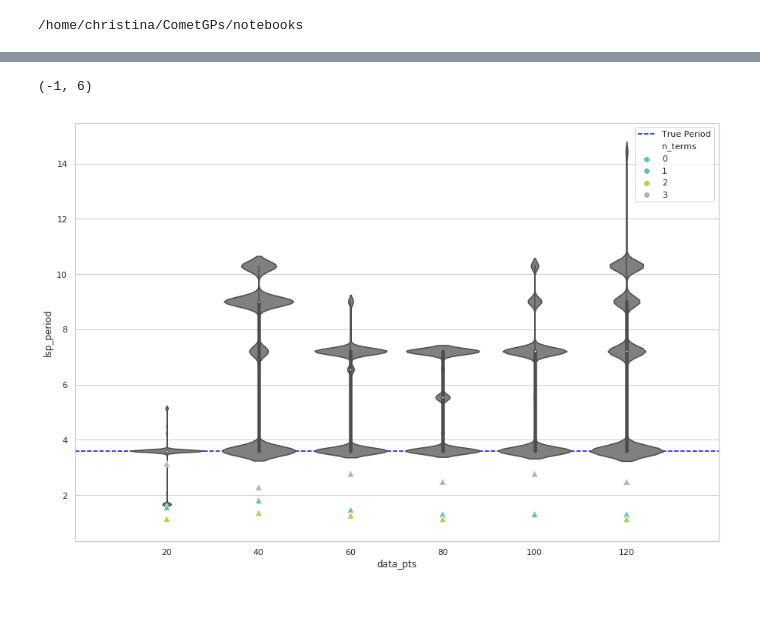
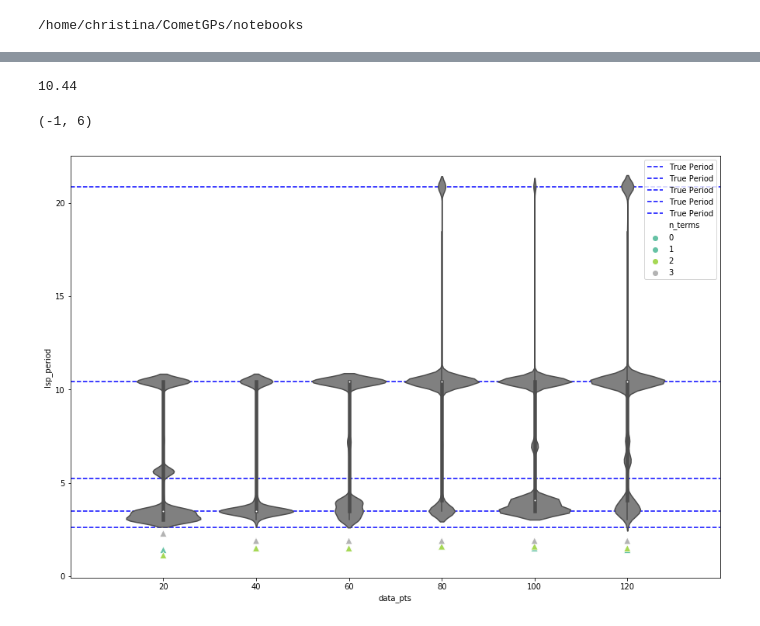
Before and after one commit to dirac-institute/CometGPs, a Jupyter notebook: notebooks/HDF5_Plotting.ipynb, the cells around one changed output, grey strips where cells are left out. Drawn from its saved outputs; the diff is of its cells as text; code cells hidden in the pictures.

```diff
--- a/notebooks/HDF5_Plotting.ipynb
+++ b/notebooks/HDF5_Plotting.ipynb
@@ -569,7 +571,7 @@ def plot_folded_lightcurve(time, flux, period, flux_err=None, models=None, true_
         ax.set_xlim(0, 1)
     return ax
 # %%
-filename = "../data/paper_plots/3200/ztf-lsst/burn_in_10k/3200_lc_49627_to_49787.txt_sampled_ztf-lsst_40days.txt.hdf5"
+filename = "../data/paper_plots/221/ztf-lsst/burn_10k/221_lc_49627_to_49787.txt_sampled_ztf-lsst_60days.txt.hdf5"
 # %%
 with h5py.File(filename, "r") as f:
     data = f['chain'][:]
@@ -610,30 +666,28 @@ with h5py.File(filename, "r") as f:
     flux = f["flux"][:]
     flux_err = f['flux_err'][:]
     true_period = f.attrs['true_period']
+    true_period = 10.44
 
-    print(data.shape)
-
+    if true_period==0:
+        true_period=None
 
     gp = set_kernel(time, flux, flux_err)
 
     data[:,:,3] = np.exp(data[:,:,3])*24.
-    flat_data = data.reshape(data.shape[0]*data.shape[1], data.shape[2])
+    #flat_data = data.reshape(data.shape[0]*data.shape[1], data.shape[2])
 
-    plot_corner(data, f.attrs['walkers'], f.attrs['iterations'], gp)
+    figure = plot_corner(data, gp, true_period, zoom=True)
 
-    ax = plot_corner_5_95(data, f.attrs['walkers'], f.attrs['iterations'], gp)
-    plt.savefig(filename + "_test.pdf", format="pdf")
+    #ax = plot_corner_5_95(data, f.attrs['walkers'], f.attrs['iterations'], gp)
+    #plt.savefig(filename + "_test.pdf", format="pdf")
 
     best_period = plot_posterior(data, true_period=true_period)
 
     ##folded lightcurve###
-    plot_folded_lightcurve(time, flux, period=(best_period)/24.)
-    plt.savefig(filename + "_test2.pdf", format="pdf")
+    plot_folded_lightcurve(time, flux, period=(true_period)/24.)
+    #plt.savefig(filename + "_test2.pdf", format="pdf")
 
     plot_trace(data, f.attrs['iterations'])
 
-    run_lsp(time, flux, flux_err, data, true_period)
-
-
-    #print(type(flat_data[:,3]))
+    #run_lsp(time, flux, flux_err, data, true_period)
 # %% [output]
@@ -653,7 +705,7 @@ files = list()
 import glob, os
 print(os.getcwd())
 #os.chdir("../data/paper_plots/3200/ztf-lsst/")
-for file in glob.glob("../data/paper_plots/3200/ztf-lsst/burn_in_10k/*.hdf5"):
+for file in glob.glob("../data/paper_plots/221//ztf-lsst/burn_10k/*.hdf5"):
     files.append(file)
 # %% [output]
 /home/christina/CometGPs/notebooks
@@ -695,15 +745,13 @@ for i in np.arange(len(files)):
         masked_data = data[(data[:,:,3]>lower) & (data[:,:,3]<upper)]
         flat_data = data.reshape(data.shape[0]*data.shape[1], data.shape[2])
 
-        print(len(masked_data[:,3]))
-        print(masked_data[:,3])
     #print((list(np.arange(data_pts, data_pts+1))))
     #print(list(np.arange(data_pts, data_pts+1))*len(masked_data[:,3]))
 
-        lsp_period = run_lsp(time, flux, flux_err, data, true_period)
+        lsp_period = run_lsp(time, flux, flux_err, data, true_period, plot_lsp=False)
 
         lsp_period_all = np.append(lsp_period_all, lsp_period)
 
-        x = np.append(x, np.array(list(np.arange(data_pts, data_pts+1))*len(masked_data[:,3])))
-        data_meta = np.append(data_meta, masked_data[:,3])
+        x = np.append(x, np.array(list(np.arange(data_pts, data_pts+1))*len(flat_data[:,3])))
+        data_meta = np.append(data_meta, flat_data[:,3])
 # %% [output]
@@ -779,13 +813,20 @@ df = df1.join(df2)
 # %%
 fig, ax = plt.subplots(1, 1, figsize=(15,10))
 #sns.set(style="whitegrid")
+true_period = 10.44
+print(true_period)
 
-ax.hlines(3.604, -1, 6, colors="blue", linestyles='dashed', label="True Period", zorder=1)
+ax.hlines(true_period, -1, 6, colors="blue", linestyles='dashed', label="True Period", zorder=1)
+ax.hlines(true_period/2, -1, 6, colors="blue", linestyles='dashed', label="True Period", zorder=1)
+ax.hlines(true_period/3, -1, 6, colors="blue", linestyles='dashed', label="True Period", zorder=1)
+ax.hlines(true_period/4, -1, 6, colors="blue", linestyles='dashed', label="True Period", zorder=1)
+ax.hlines(true_period*2, -1, 6, colors="blue", linestyles='dashed', label="True Period", zorder=1)
 sns.violinplot(x = "data_pts", y = "period", data=df, scale="count", color="grey", ax=ax, zorder=2)
 sns.scatterplot(x = "data_pts", y="lsp_period", hue="n_terms", data=df_lsp, s=80,
                 marker="^", palette="Set2", zorder=3, ax=ax)
 
 ax.set_xlim([-1,6])
 # %% [output]
-(-1, 6)
+10.44
+(-1, 6)
-[figure, old version]
+[figure, new version]
```
Also changed, not shown: parts of 12 cells of this notebook, 6 other files.
